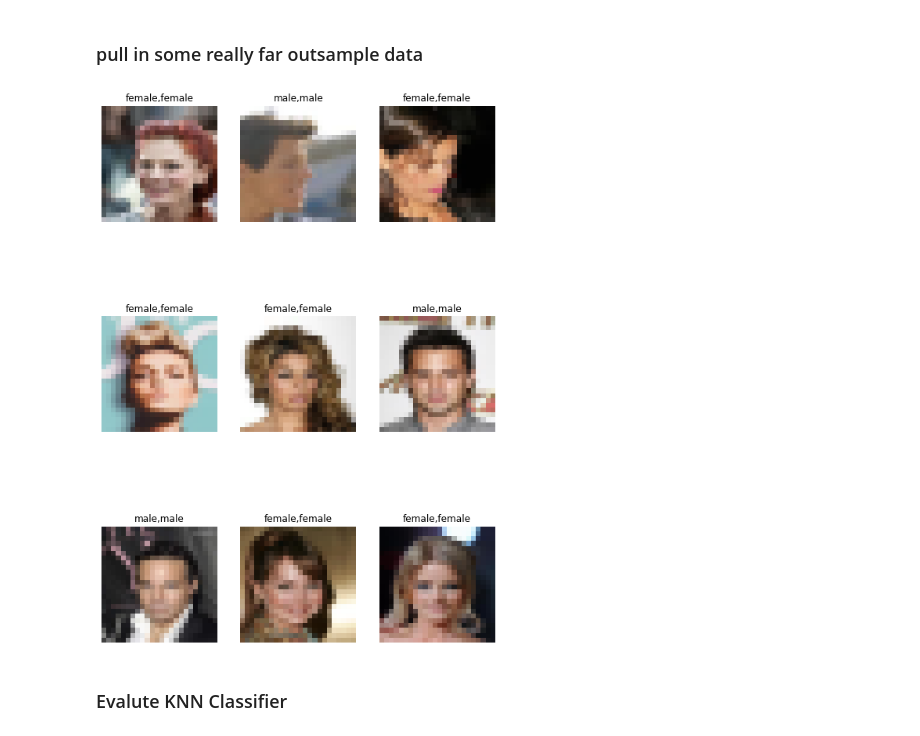
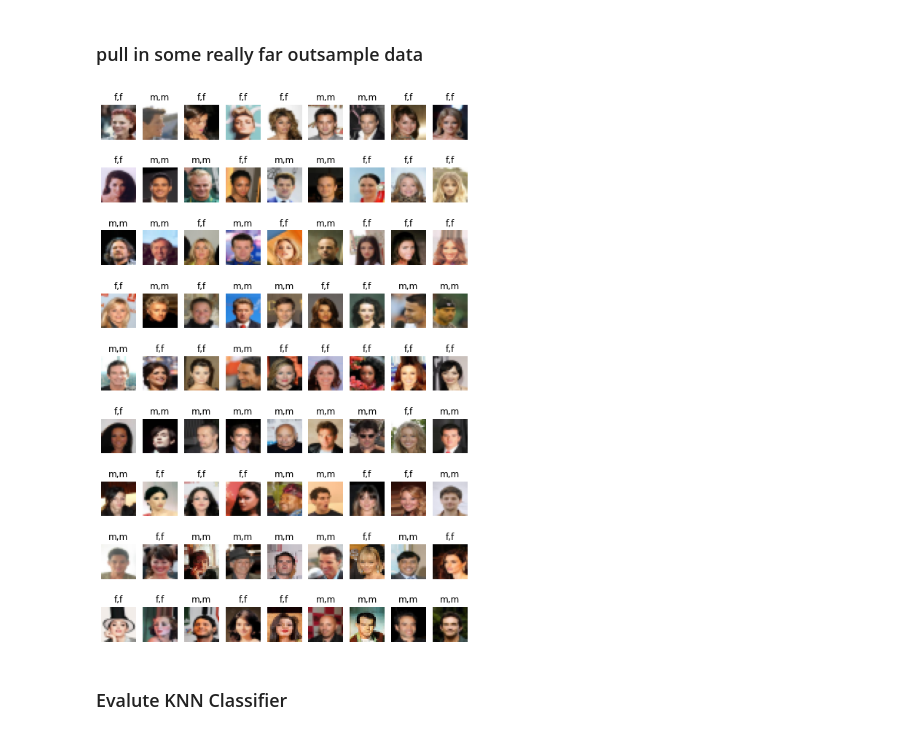
Before and after one commit to tnn1t1s/zombiepunx, a Jupyter notebook: nb/SimplePunkClassifier.ipynb, the cells around one changed output. Drawn from its saved outputs; the diff is of its cells as text; code cells hidden in the pictures.

```diff
--- a/nb/SimplePunkClassifier.ipynb
+++ b/nb/SimplePunkClassifier.ipynb
@@ -13,21 +16,20 @@ from sklearn.neighbors import KNeighborsClassifier
 from sklearn.preprocessing import LabelEncoder
 from sklearn.model_selection import train_test_split
 from sklearn.metrics import classification_report
-# %%
-def plot_in_grid(n, data, predictions, labels):
-    # celeb_data, celeb_labels
-  (x,y) = (n,n)
-  # create figure
-  fig = plt.figure(figsize=(9,14))
-
-  i=0
-  for i in range(1,(x*y)+1):
-    fig.add_subplot(x, y, i)
-    img = data[i]
-    plt.imshow(img)
-    plt.title(f"{predictions[i]},{labels[i]}")
-    plt.axis('off')
-    i=i+1
+# %%
+def plot_in_grid(n, data, predictions, labels):
+  (x,y) = (n,n)
+  # create figure
+  fig = plt.figure(figsize=(9,14))
+
+  i=0
+  for i in range(1,(x*y)+1):
+    fig.add_subplot(x, y, i)
+    img = data[i].reshape(24,24,3)
+    plt.imshow(img)
+    plt.title(f"{predictions[i][0]},{labels[i][0]}")
+    plt.axis('off')
+    i=i+1
 # %%
 def getPunkFilename(d, x):
     return f'''{d}/punk{"%04d" % x.id}.png'''
@@ -118,7 +120,3 @@ celeb_df['img_array'] = celeb_df.agg(lambda x: getCelebImageData(x.image_id), ax
 # %%
 (celeb_data, celeb_labels) = (np.array([x._x for x in celeb_df['img_array'].values]),
                   celeb_df['gender'].values)
-# %%
-plot_in_grid(3, celeb_data, celeb_labels, celeb_labels)
-# %% [output]
-[figure, removed]
@@ -127,0 +123,4 @@ celeb_labels = le.transform(celeb_labels)
+# %%
+plot_in_grid(9, celeb_data, celeb_labels, celeb_labels)
+# %% [output]
+[figure, added]
```
Also changed, not shown: parts of 28 cells of this notebook.
